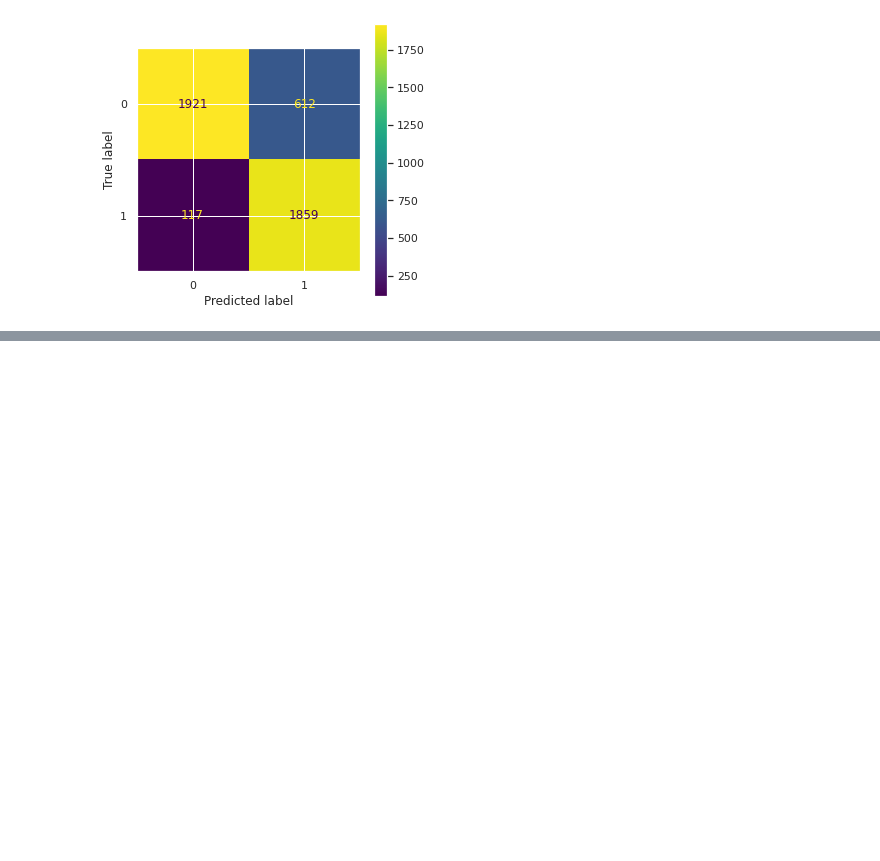
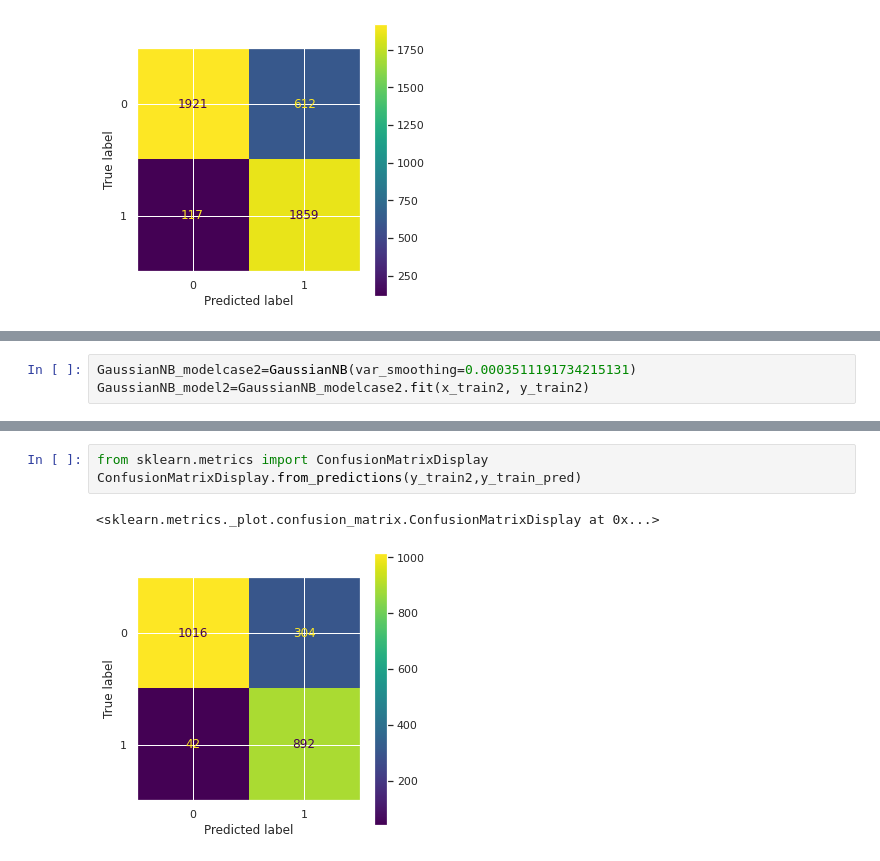
Before and after one commit to Abhineet94/Anamoly_detection, a Jupyter notebook: Anamoly_detection.ipynb, the cells around one changed output, grey strips where cells are left out. Cells and saved outputs as stored; diff of their text form; blank space fills up the shorter version.

```diff
--- a/Anamoly_detection.ipynb
+++ b/Anamoly_detection.ipynb
@@ -462,0 +600,3 @@ ConfusionMatrixDisplay.from_predictions(y_test1, y_test_pred)
+# %%
+GaussianNB_modelcase2=GaussianNB(var_smoothing=0.0003511191734215131)
+GaussianNB_model2=GaussianNB_modelcase2.fit(x_train2, y_train2)
@@ -462,0 +612,6 @@ ConfusionMatrixDisplay.from_predictions(y_test1, y_test_pred)
+# %%
+from sklearn.metrics import ConfusionMatrixDisplay
+ConfusionMatrixDisplay.from_predictions(y_train2,y_train_pred)
+# %% [output]
+<sklearn.metrics._plot.confusion_matrix.ConfusionMatrixDisplay at 0x...>
+[figure, added]
```
Also changed, not shown: parts of 138 cells of this notebook.
